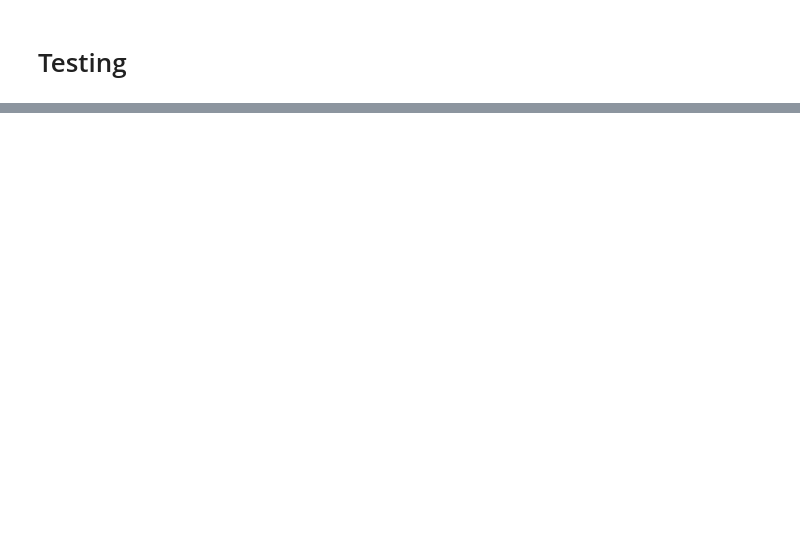
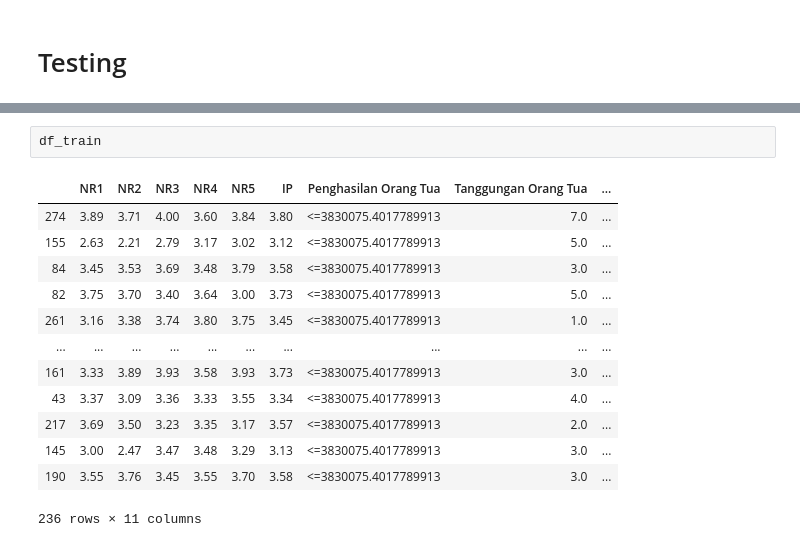
Before and after one commit to afdi11/RekomendasiBeasiswa, a Jupyter notebook: C45/Untitled.ipynb, the cells around one changed output, grey strips where cells are left out. Drawn from its saved outputs; the diff is of its cells as text; blank space fills up the shorter version.

```diff
--- a/C45/Untitled.ipynb
+++ b/C45/Untitled.ipynb
@@ -162,0 +247,16 @@ Decision rule:  outputs/rules/rules.py
+# %%
+df_train
+# %% [output]
+|  | NR1 | NR2 | NR3 | NR4 | NR5 | IP | Penghasilan Orang Tua | Tanggungan Orang Tua | ... |
+| 274 | 3.89 | 3.71 | 4.00 | 3.60 | 3.84 | 3.80 | <=3830075.4017789913 | 7.0 | ... |
+| 155 | 2.63 | 2.21 | 2.79 | 3.17 | 3.02 | 3.12 | <=3830075.4017789913 | 5.0 | ... |
+| 84 | 3.45 | 3.53 | 3.69 | 3.48 | 3.79 | 3.58 | <=3830075.4017789913 | 3.0 | ... |
+| 82 | 3.75 | 3.70 | 3.40 | 3.64 | 3.00 | 3.73 | <=3830075.4017789913 | 5.0 | ... |
+| 261 | 3.16 | 3.38 | 3.74 | 3.80 | 3.75 | 3.45 | <=3830075.4017789913 | 1.0 | ... |
+| ... | ... | ... | ... | ... | ... | ... | ... | ... | ... |
+| 161 | 3.33 | 3.89 | 3.93 | 3.58 | 3.93 | 3.73 | <=3830075.4017789913 | 3.0 | ... |
+| 43 | 3.37 | 3.09 | 3.36 | 3.33 | 3.55 | 3.34 | <=3830075.4017789913 | 4.0 | ... |
+| 217 | 3.69 | 3.50 | 3.23 | 3.35 | 3.17 | 3.57 | <=3830075.4017789913 | 2.0 | ... |
+| 145 | 3.00 | 2.47 | 3.47 | 3.48 | 3.29 | 3.13 | <=3830075.4017789913 | 3.0 | ... |
+| 190 | 3.55 | 3.76 | 3.45 | 3.55 | 3.70 | 3.58 | <=3830075.4017789913 | 3.0 | ... |
+236 rows × 11 columns
```
Also changed, not shown: parts of 11 cells of this notebook, 5 other files.
